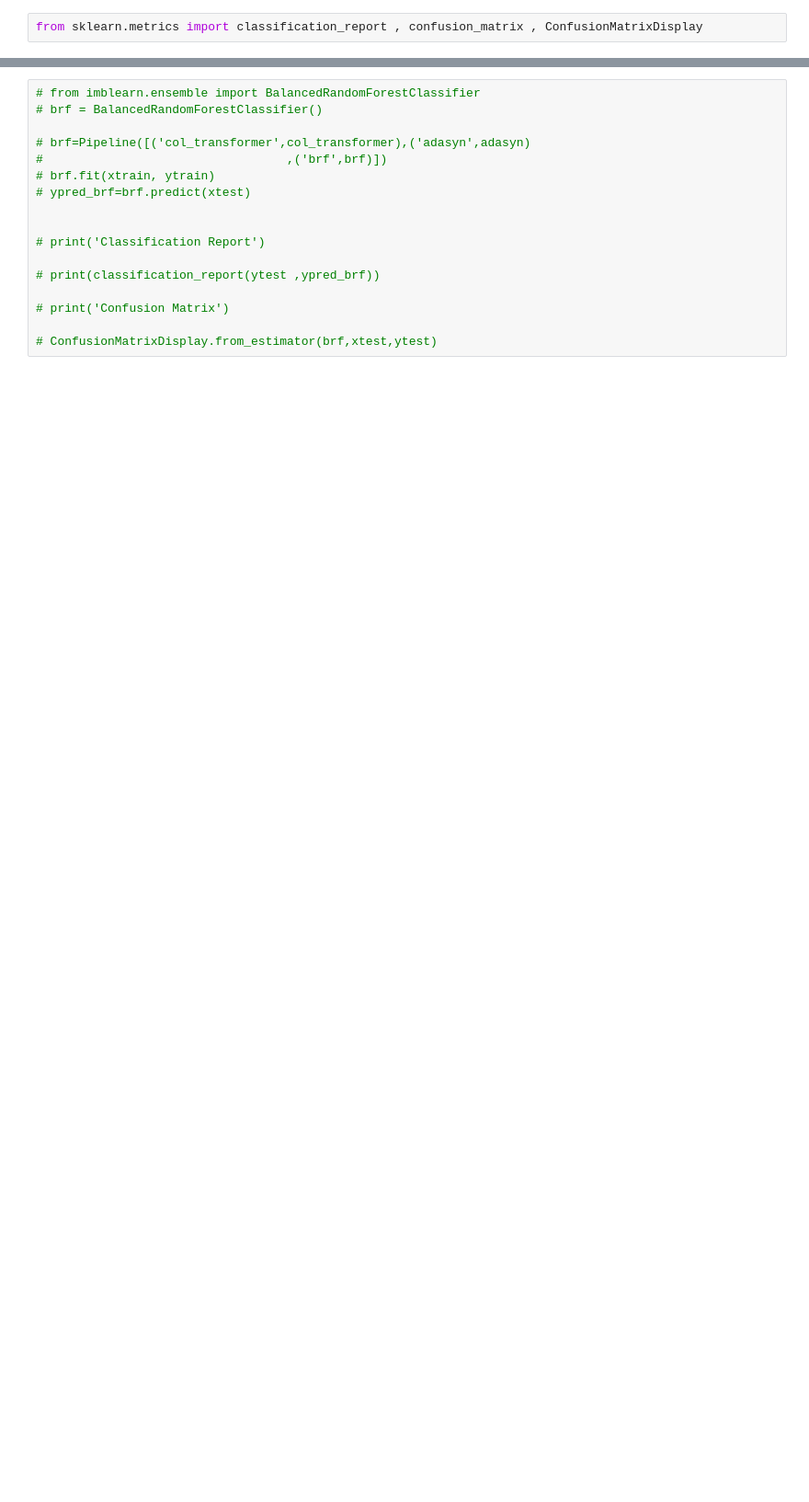
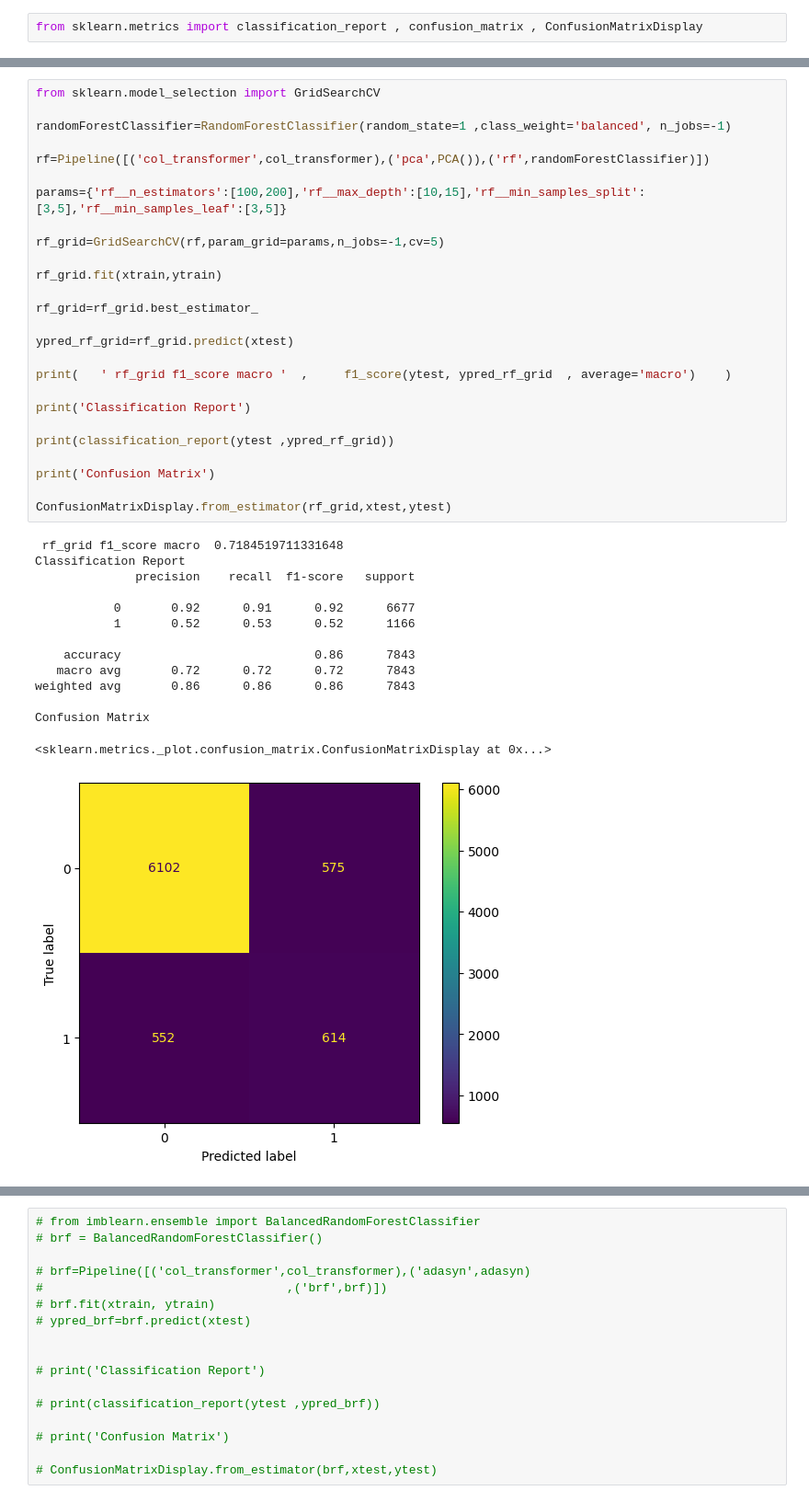
Before and after one commit to linisha04/Predict-the-Success-of-Bank-telemarketing, a Jupyter notebook: liniiiii.ipynb, the cells around one changed output, grey strips where cells are left out. Shown at 92% size. Saved outputs shown, nothing was run; the diff lists cells and outputs as text; blank space fills up the shorter version.

Commit message:
Kaggle Notebook | 22f2000254-notebook-t32024 | 78-rf_grid

```diff
--- a/liniiiii.ipynb
+++ b/liniiiii.ipynb
@@ -1022 +1020,42 @@ Confusion Matrix
+# %%
+from sklearn.model_selection import GridSearchCV
+
+randomForestClassifier=RandomForestClassifier(random_state=1 ,class_weight='balanced', n_jobs=-1)
+
+rf=Pipeline([('col_transformer',col_transformer),('pca',PCA()),('rf',randomForestClassifier)])
+
+params={'rf__n_estimators':[100,200],'rf__max_depth':[10,15],'rf__min_samples_split':[3,5],'rf__min_samples_leaf':[3,5]}
+
+rf_grid=GridSearchCV(rf,param_grid=params,n_jobs=-1,cv=5)
+
+rf_grid.fit(xtrain,ytrain)
+
+rf_grid=rf_grid.best_estimator_
+
+ypred_rf_grid=rf_grid.predict(xtest)
+
+print(   ' rf_grid f1_score macro '  ,     f1_score(ytest, ypred_rf_grid  , average='macro')    )
+
+print('Classification Report')
+
+print(classification_report(ytest ,ypred_rf_grid))
+
+print('Confusion Matrix')
+
+ConfusionMatrixDisplay.from_estimator(rf_grid,xtest,ytest)
+# %% [output]
+ rf_grid f1_score macro  0.7184519711331648
+Classification Report
+              precision    recall  f1-score   support
+
+           0       0.92      0.91      0.92      6677
+           1       0.52      0.53      0.52      1166
+
+    accuracy                           0.86      7843
+   macro avg       0.72      0.72      0.72      7843
+weighted avg       0.86      0.86      0.86      7843
+
+Confusion Matrix
+<sklearn.metrics._plot.confusion_matrix.ConfusionMatrixDisplay at 0x...>
+[figure, added]
 # %%
```
Also changed, not shown: parts of 15 cells of this notebook.
